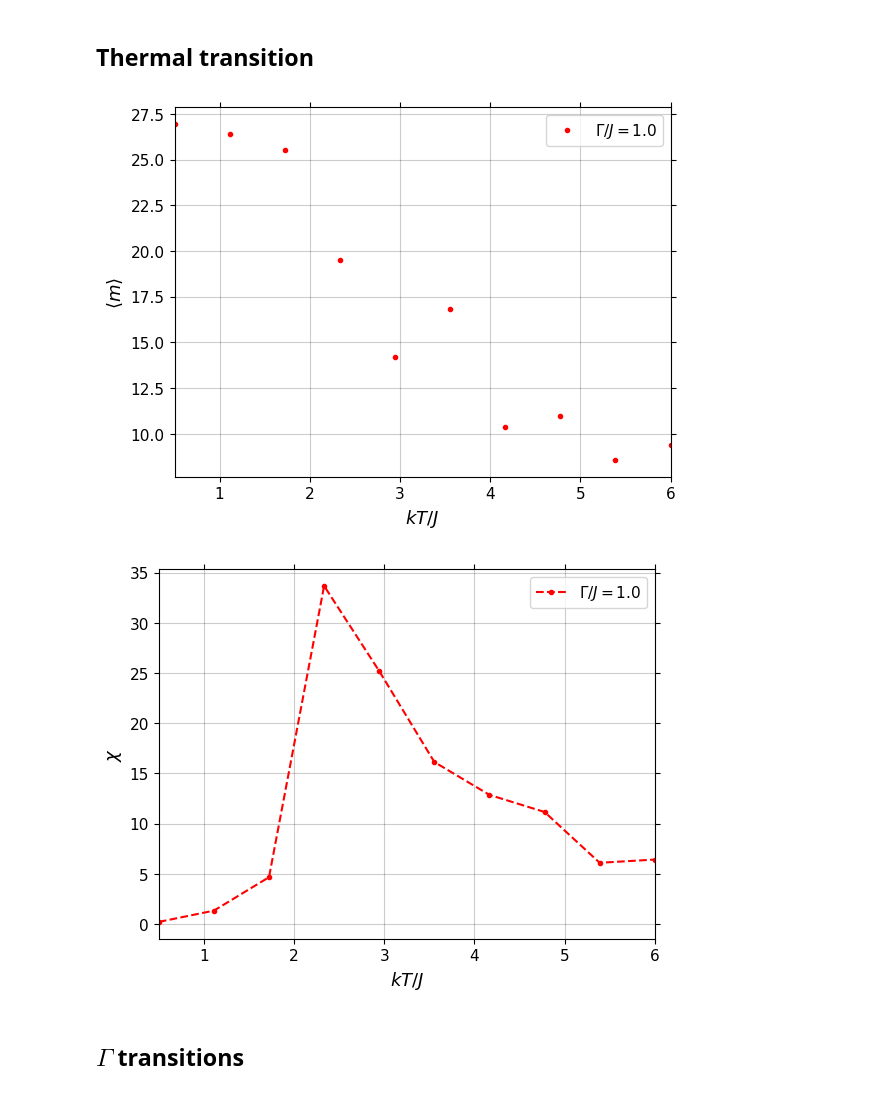
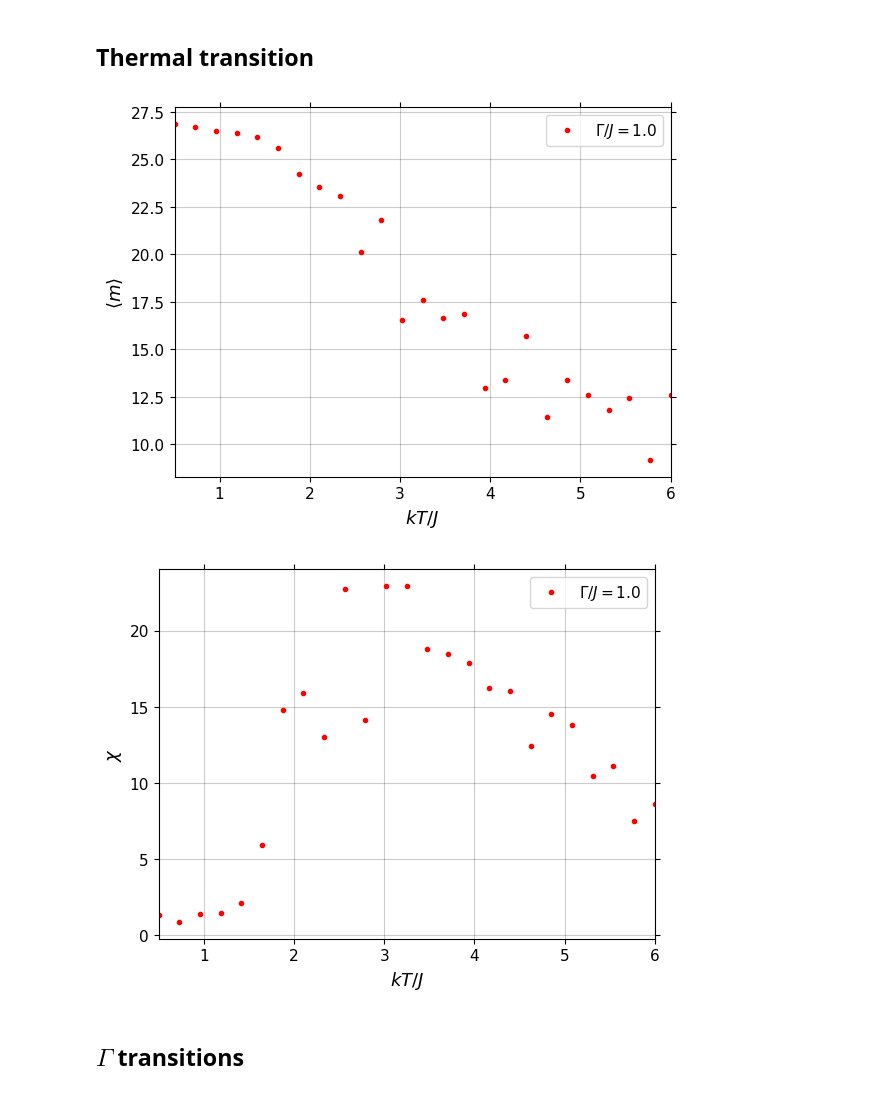
Before and after one commit to MathieuFerey/Transerve-Ising-Model, a Jupyter notebook: Display_Notebook.ipynb, the cells around one changed output. Saved outputs shown, nothing was run; the diff lists cells and outputs as text; code cells hidden in the pictures.

Commit message:
better diplay curves

```diff
--- a/Display_Notebook.ipynb
+++ b/Display_Notebook.ipynb
@@ -164,12 +164,12 @@ print(M,chi)
 # %%
 J = 1
 Gamma = [1.]
-T = np.linspace(0.5,6,10)
+T = np.linspace(0.5,6,25)
 
 Nx, Ny, Nz = 3, 3, 3
 
 Neq = 500
-Nsteps = 1000
+Nsteps = 5000
 
 
 M = np.zeros((len(Gamma),len(T)))
@@ -190,29 +190,29 @@ for i in range(len(Gamma)) :
 # %%
 create_plot(r'$kT/J$',r'$\langle m\rangle$',[T[0]/J,T[-1]/J])
 
 colors = ['r','b','g','o']
 
 
 for i,gamma in enumerate(Gamma) :
     plt.plot(T,M[i,:],'.',label=r'$\Gamma/J=$'+str(gamma),color=colors[i])
     plt.legend()
 
 
 create_plot(r'$kT/J$',r'$\chi$',[T[0]/J,T[-1]/J])
 
 colors = ['r','b','g','o']
 
 filters = np.array([[3,1],[5,3],[15,3]])
 
 for i,gamma in enumerate(Gamma) :
-    plt.plot(T,chi[i,:],'--',label=r'$\Gamma/J=$'+str(gamma),color=colors[i],marker='.')
+    plt.plot(T,chi[i,:],'.',label=r'$\Gamma/J=$'+str(gamma),color=colors[i],marker='.')
     plt.legend()
 
 
 plt.show()
 # %% [output]
-[figure, old version]
+[figure, new version]
-[figure, old version]
+[figure, new version]
 # %% [markdown]
 ## $\Gamma$ transitions
 # %%
```
Also changed, not shown: parts of 4 cells of this notebook, 4 other files.
